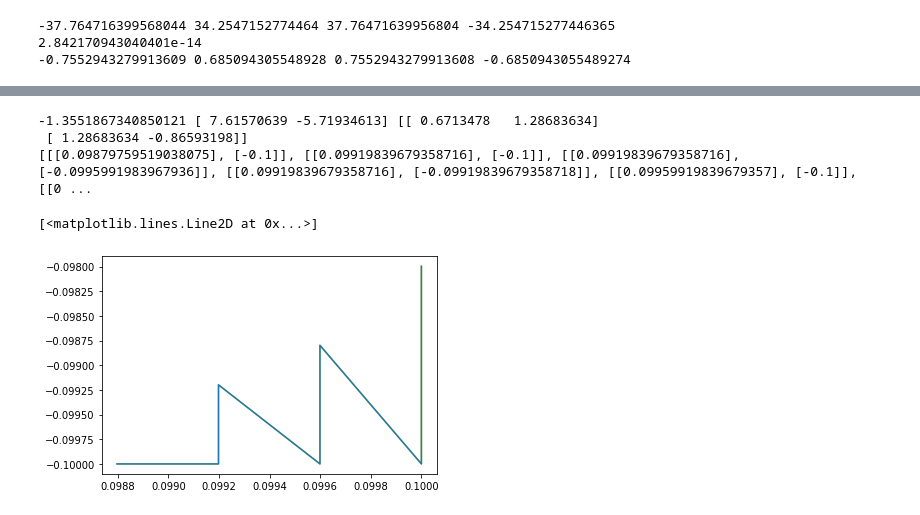
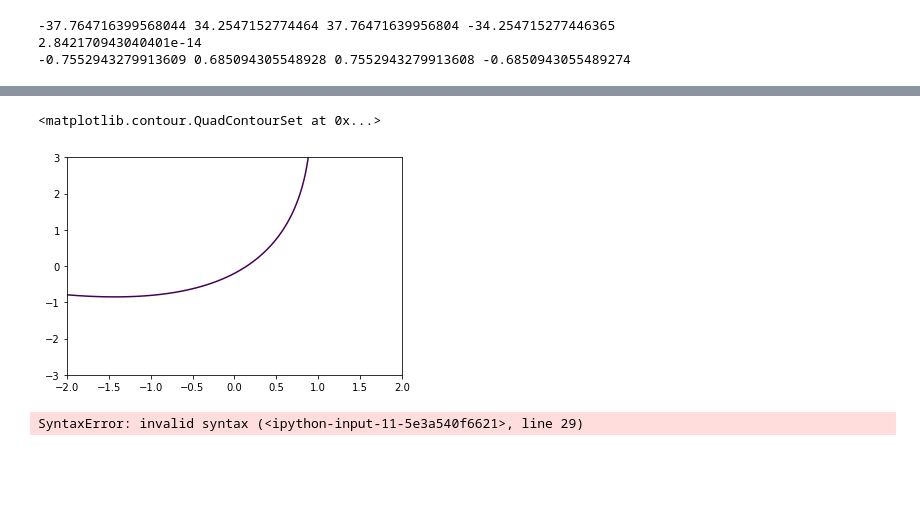
Before and after one commit to anirudhakulkarni/COL774, a Jupyter notebook: a1/q4.ipynb, the cells around one changed output, grey strips where cells are left out. Cells and saved outputs as stored; diff of their text form; code cells hidden in the pictures; blank space fills up the shorter version.

```diff
--- a/a1/q4.ipynb
+++ b/a1/q4.ipynb
@@ -189,39 +193,43 @@ plt.show()
+# %%
+plot_quadratic(mu_0, mu_1, sigma_0,sigma_1)
+# %% [output]
+<matplotlib.contour.QuadContourSet at 0x...>
+[figure, added]
 # %%
 
-const_term = np.dot(np.dot(mu_0.transpose(),np.linalg.pinv(sigma_0)),mu_0) - np.dot(np.dot(mu_1.transpose(),np.linalg.pinv(sigma_1)),mu_1)
+const_term = 0.5*np.dot(np.dot(mu_1.transpose(),np.linalg.pinv(sigma_1)),mu_1) - np.dot(np.dot(mu_0.transpose(),np.linalg.pinv(sigma_0)),mu_0)
 # Coefficient for the x term
-x_coeff = 2*(np.dot(mu_1.transpose(),np.linalg.pinv(sigma_1))-np.dot(mu_0.transpose(),np.linalg.pinv(sigma_0)))
+x_coeff = -(np.dot(mu_1.transpose(),np.linalg.pinv(sigma_1))-np.dot(mu_0.transpose(),np.linalg.pinv(sigma_0)))
 # Coefficient for the np.dot(x,x.transpose()) term
-x_2coeff = np.linalg.pinv(sigma_0) - np.linalg.pinv(sigma_1)
+x_2coeff =0.5* np.linalg.pinv(sigma_1) - np.linalg.pinv(sigma_0)
 # Generating the data-points for the curve
+print("f")
 print(const_term,x_coeff,x_2coeff)
-size = 500
+print("f")
+
+
+size = 50
+x1 = np.linspace(-2,2,size)
+# plot quadratic curve
+x2 = (const_term+C+x_coeff[0]*x1+x_2coeff[0,0]*x1**2)/x_coeff[1]
+plt.plot(x1,x2,label='Quadratic Hypothesis')
+
+
 # threshold to qualify for lying on curve
 threshold = 0.06
 # class_fin contains the data-points which will be used for plotting
 class_fin = []
 
 y = np.asmatrix(np.zeros((size,size),dtype=float))
-x1 = np.linspace(-0.1,0.1,size)
-x2 = np.linspace(-0.1,0.1,size)
+x1 = np.linspace(-1.4,-0.6,size)
+x2 = np.linspace(-0.1,2,size)
 x,y = np.meshgrid(x1,x2)
-for i in range(size):
-    for j in range(size):
-        vec = np.asmatrix([[x1[i]],[x2[j]]])
-        y[i,j] = np.dot(np.dot(vec.transpose(),x_2coeff),vec) + np.dot(x_coeff,vec) + const_term
-        # computing the value for this choice of params and checking its proximity to zero
-        if abs(y[i,j])<threshold:
-            class_fin.append([[x1[i]],[x2[j]]])
-print(class_fin)
-# sorting the data for proper plotting
-new_x,new_y = zip(*sorted(zip(np.array(class_fin)[:,0],np.array(class_fin)[:,1])))
-plt.plot(new_x,new_y,'-',c='y',label='Quadratic Hypothesis')
-plt.plot(np.array(class_fin)[:,0],np.array(class_fin)[:,1])
+# find parameters for the quadratic curve
+a=
+
+z=
+plt.contour(x,y,)
 # %% [output]
--1.3551867340850121 [ 7.61570639 -5.71934613] [[ 0.6713478   1.28683634]
- [ 1.28683634 -0.86593198]]
-[[[0.09879759519038075], [-0.1]], [[0.09919839679358716], [-0.1]], [[0.09919839679358716], [-0.0995991983967936]], [[0.09919839679358716], [-0.09919839679358718]], [[0.09959919839679357], [-0.1]], [[0 ...
+SyntaxError: invalid syntax (<ipython-input-11-5e3a540f6621>, line 29)
-[<matplotlib.lines.Line2D at 0x...>]
-[figure, removed]
 # %%
 print(class_fin)
```
Also changed, not shown: parts of 4 cells of this notebook, 32 other files.
